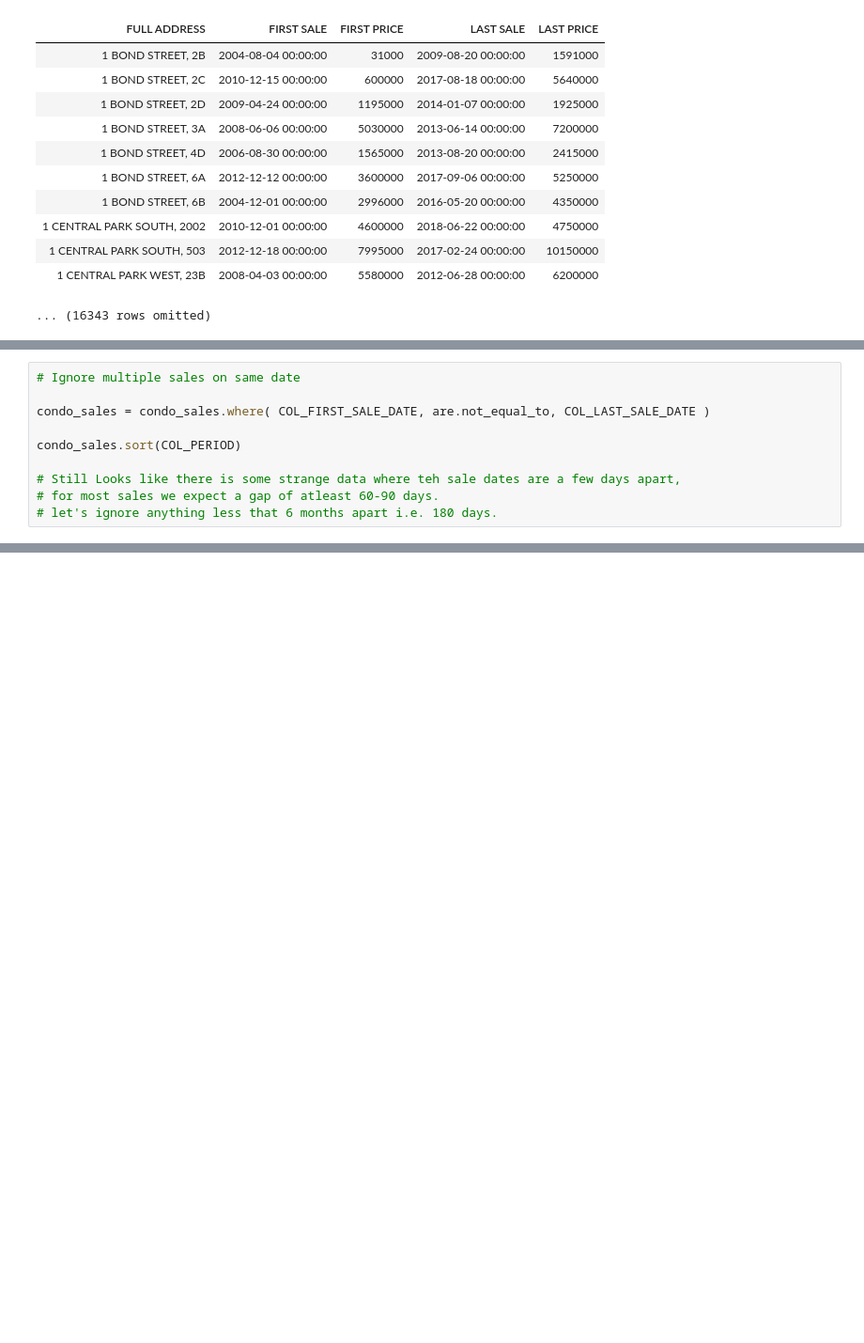
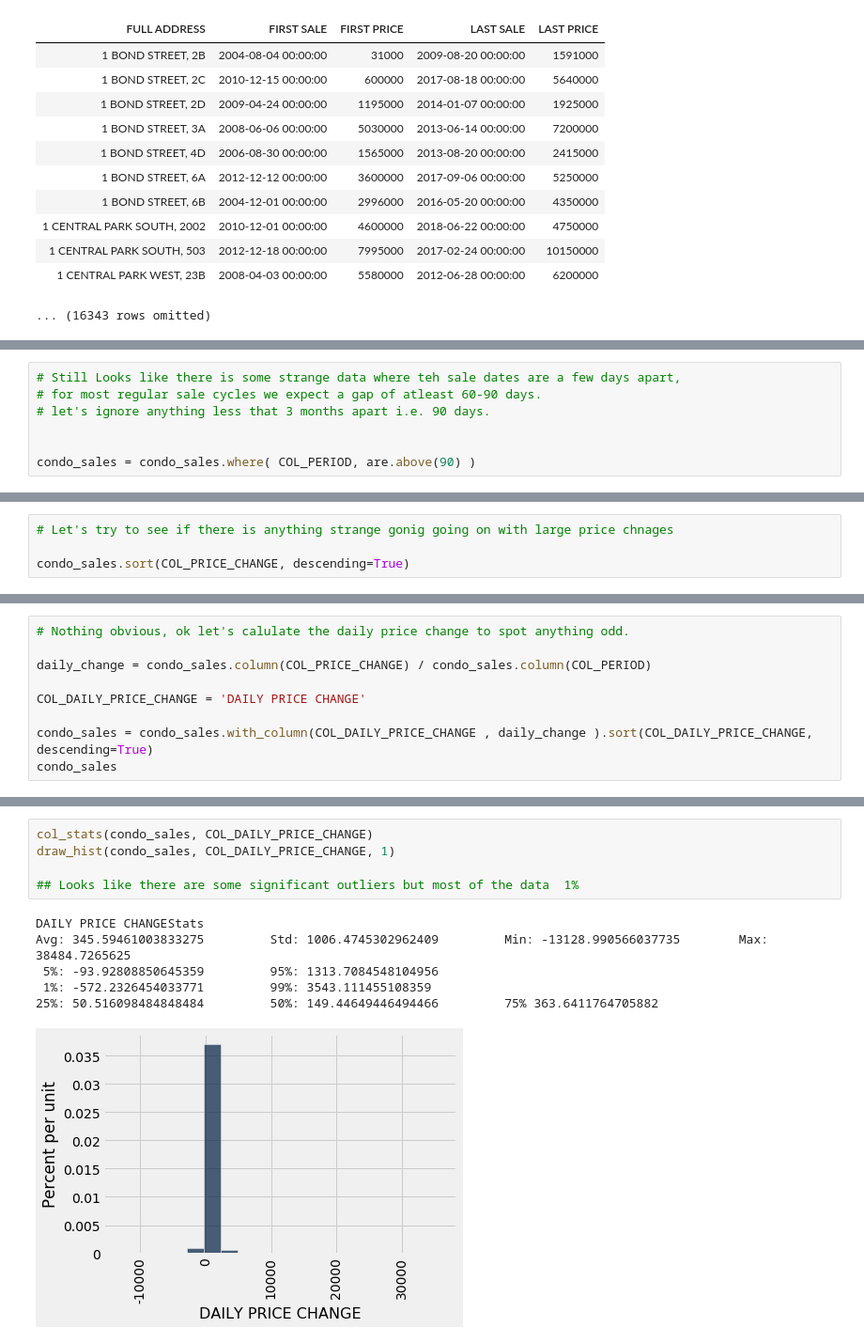
Before and after one commit to somya/nyc_apt_price_predictor, a Jupyter notebook: 02 Data Clean up.ipynb, the cells around one changed output, grey strips where cells are left out. Shown: that part at 94% size. Drawn from its saved outputs; the diff is of its cells as text; blank space fills up the shorter version.

```diff
--- a/02 Data Clean up.ipynb
+++ b/02 Data Clean up.ipynb
@@ -478,10 +531,7 @@ all_sales_data.where(COL_FULL_ADDRESS, are.equal_to('101 LEONARD STREET, 3D')).s
 # %%
-# Ignore multiple sales on same date
+# Still Looks like there is some strange data where teh sale dates are a few days apart,
+# for most regular sale cycles we expect a gap of atleast 60-90 days.
+# let's ignore anything less that 3 months apart i.e. 90 days.
 
-condo_sales = condo_sales.where( COL_FIRST_SALE_DATE, are.not_equal_to, COL_LAST_SALE_DATE )
 
-condo_sales.sort(COL_PERIOD)
-
-# Still Looks like there is some strange data where teh sale dates are a few days apart,
-# for most sales we expect a gap of atleast 60-90 days.
-# let's ignore anything less that 6 months apart i.e. 180 days.
+condo_sales = condo_sales.where( COL_PERIOD, are.above(90) )
@@ -510,0 +556,4 @@ column_stats( condo_sales.column(COL_PRICE_CHANGE) )
+# %%
+# Let's try to see if there is anything strange gonig going on with large price chnages
+
+condo_sales.sort(COL_PRICE_CHANGE, descending=True)
@@ -510,0 +573,9 @@ column_stats( condo_sales.column(COL_PRICE_CHANGE) )
+# %%
+# Nothing obvious, ok let's calulate the daily price change to spot anything odd.
+
+daily_change = condo_sales.column(COL_PRICE_CHANGE) / condo_sales.column(COL_PERIOD)
+
+COL_DAILY_PRICE_CHANGE = 'DAILY PRICE CHANGE'
+
+condo_sales = condo_sales.with_column(COL_DAILY_PRICE_CHANGE , daily_change ).sort(COL_DAILY_PRICE_CHANGE, descending=True)
+condo_sales
@@ -510,0 +595,12 @@ column_stats( condo_sales.column(COL_PRICE_CHANGE) )
+# %%
+col_stats(condo_sales, COL_DAILY_PRICE_CHANGE)
+draw_hist(condo_sales, COL_DAILY_PRICE_CHANGE, 1)
+
+## Looks like there are some significant outliers but most of the data  1%
+# %% [output]
+DAILY PRICE CHANGEStats
+Avg: 345.59461003833275         Std: 1006.4745302962409         Min: -13128.990566037735        Max: 38484.7265625
+ 5%: -93.92808850645359         95%: 1313.7084548104956
+ 1%: -572.2326454033771         99%: 3543.111455108359
+25%: 50.516098484848484         50%: 149.44649446494466         75% 363.6411764705882
+[figure, added]
```
Also changed, not shown: parts of 46 cells of this notebook, 2 other files.
